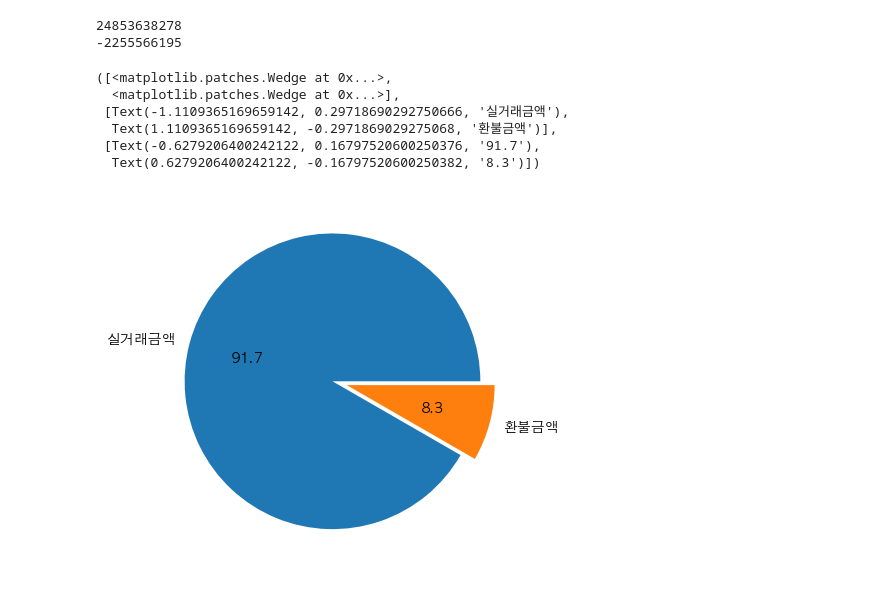
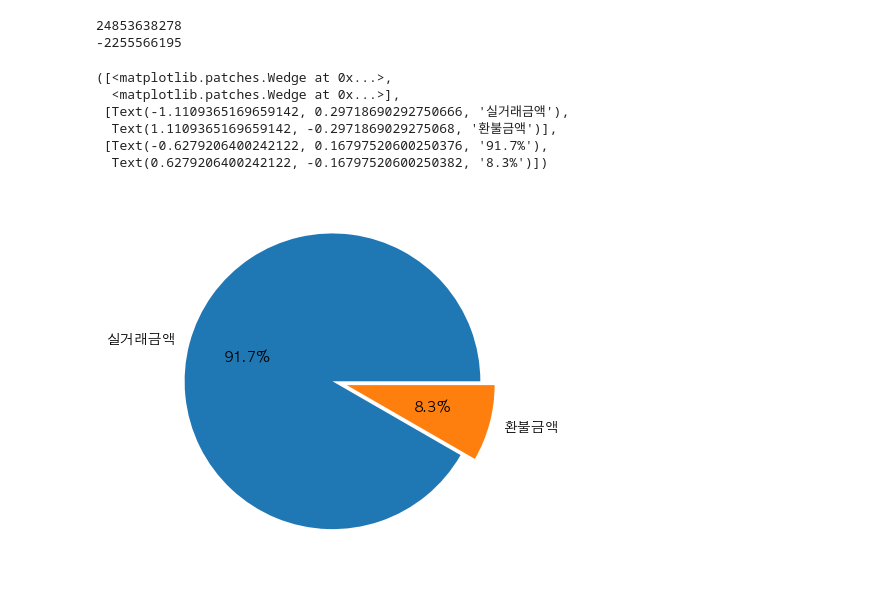
Before and after one commit to hogooba/minpj, a Jupyter notebook: pj.ipynb, the cells around one changed output. Drawn from its saved outputs; the diff is of its cells as text; code cells hidden in the pictures.

Commit message:
feat: Add graphs
 - 실거래금액과 환불금액의 비율 그래프 생성
 - 월별 평균 거래금액 그래프 생성
 - 월별 평균 거래금액의 내림차순 정렬 그래프 생성
 - 카테고리별 평균 거래금액 그래프 내림차순 정렬 그래프 생성
 - 카테고리별 구매건수 그래프 내림차순 정렬그래프 생성
 - 카테고리별 구매금액 그래프 내림차순 정렬 그래프 생성

```diff
--- a/pj.ipynb
+++ b/pj.ipynb
@@ -75,19 +75,20 @@ print(refund)
 # %%
 # 실거래금액과 환불금액의 비율 표
 
 import matplotlib
 matplotlib.rcParams['font.family'] = 'AppleGothic'
 
+# total = 실거래금액, refund = 환불금액
 value = [total, abs(refund)]
 label = ['실거래금액','환불금액']
 explode = [0.05] * 2
 
-plt.pie(value, labels=label, autopct="%.1f", explode=explode)
+plt.pie(value, labels=label, autopct="%.1f%%", explode=explode)
 # %% [output]
 ([<matplotlib.patches.Wedge at 0x...>,
   <matplotlib.patches.Wedge at 0x...>],
  [Text(-1.1109365169659142, 0.29718690292750666, '실거래금액'),
   Text(1.1109365169659142, -0.2971869029275068, '환불금액')],
- [Text(-0.6279206400242122, 0.16797520600250376, '91.7'),
-  Text(0.6279206400242122, -0.16797520600250382, '8.3')])
+ [Text(-0.6279206400242122, 0.16797520600250376, '91.7%'),
+  Text(0.6279206400242122, -0.16797520600250382, '8.3%')])
-[figure, old version]
+[figure, new version]
```
Also changed, not shown: parts of 8 cells of this notebook.
